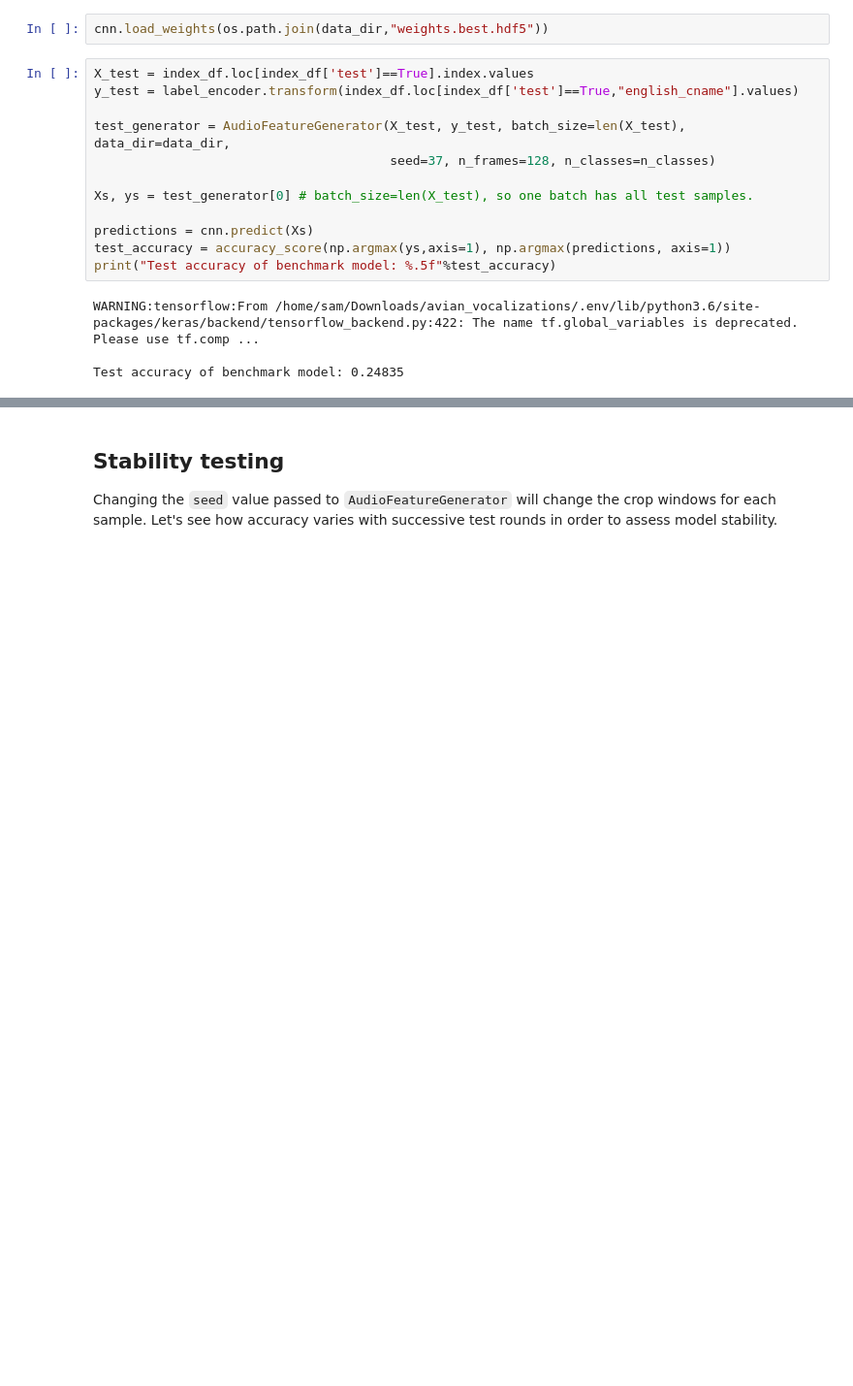
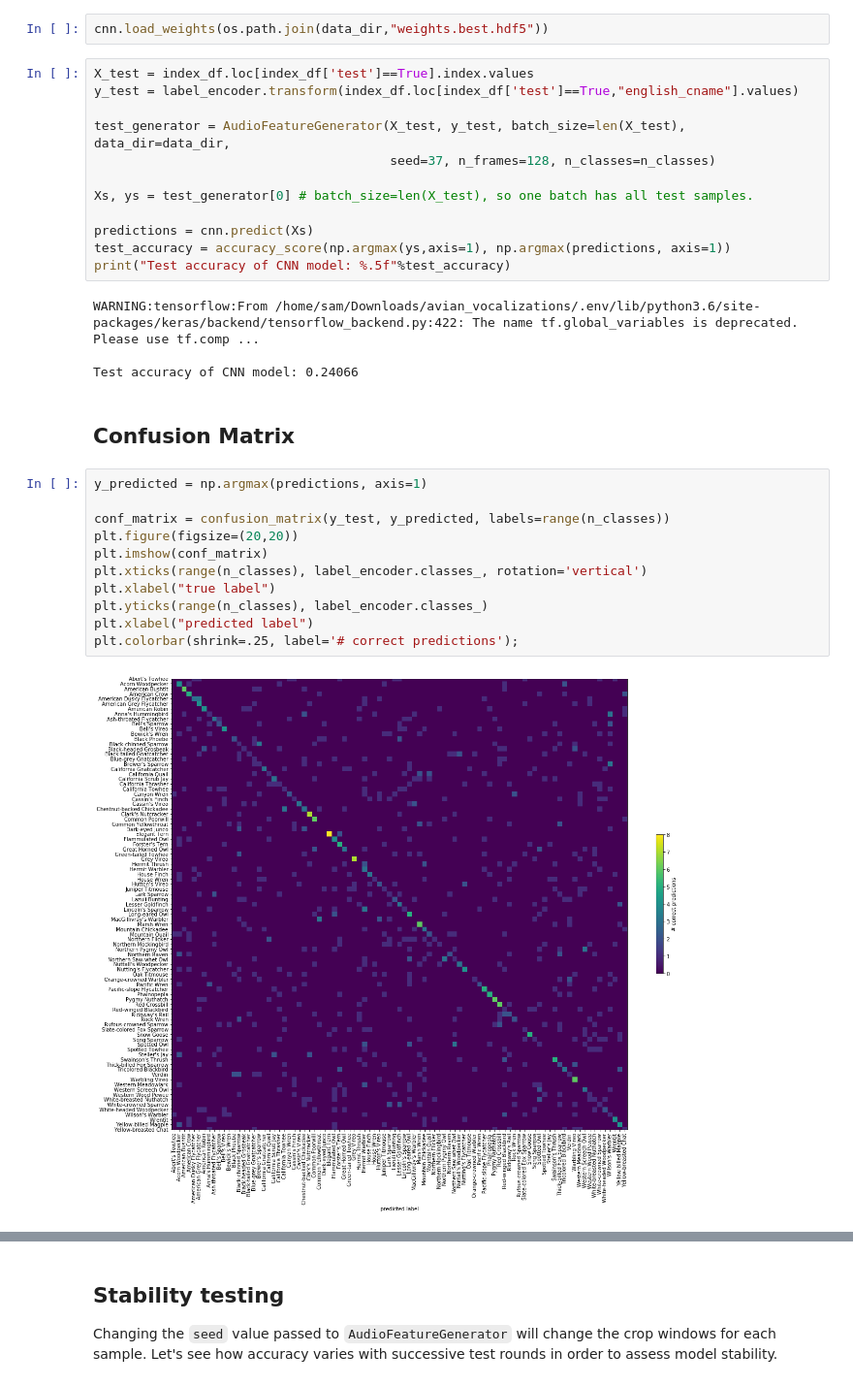
Before and after one commit to samhiatt/avian_vocalizations, a Jupyter notebook: notebooks/Model Inference and Testing.ipynb, the cells around one changed output, grey strips where cells are left out. Shown at 97% size. Drawn from its saved outputs; the diff is of its cells as text; blank space fills up the shorter version.

Commit message:
Adding report and supporting image files.

```diff
--- a/notebooks/Model Inference and Testing.ipynb
+++ b/notebooks/Model Inference and Testing.ipynb
@@ -55,8 +56,23 @@ Xs, ys = test_generator[0] # batch_size=len(X_test), so one batch has all test s
 
 predictions = cnn.predict(Xs)
 test_accuracy = accuracy_score(np.argmax(ys,axis=1), np.argmax(predictions, axis=1))
-print("Test accuracy of benchmark model: %.5f"%test_accuracy)
+print("Test accuracy of CNN model: %.5f"%test_accuracy)
 # %% [output]
 WARNING:tensorflow:From /home/sam/Downloads/avian_vocalizations/.env/lib/python3.6/site-packages/keras/backend/tensorflow_backend.py:422: The name tf.global_variables is deprecated. Please use tf.comp ...
 
-Test accuracy of benchmark model: 0.24835
+Test accuracy of CNN model: 0.24066
+# %% [markdown]
+## Confusion Matrix
+# %%
+y_predicted = np.argmax(predictions, axis=1)
+
+conf_matrix = confusion_matrix(y_test, y_predicted, labels=range(n_classes))
+plt.figure(figsize=(20,20))
+plt.imshow(conf_matrix)
+plt.xticks(range(n_classes), label_encoder.classes_, rotation='vertical')
+plt.xlabel("true label")
+plt.yticks(range(n_classes), label_encoder.classes_)
+plt.xlabel("predicted label")
+plt.colorbar(shrink=.25, label='# correct predictions');
+# %% [output]
+[figure, added]
```
Also changed, not shown: parts of 8 cells of this notebook, 16 other files.
